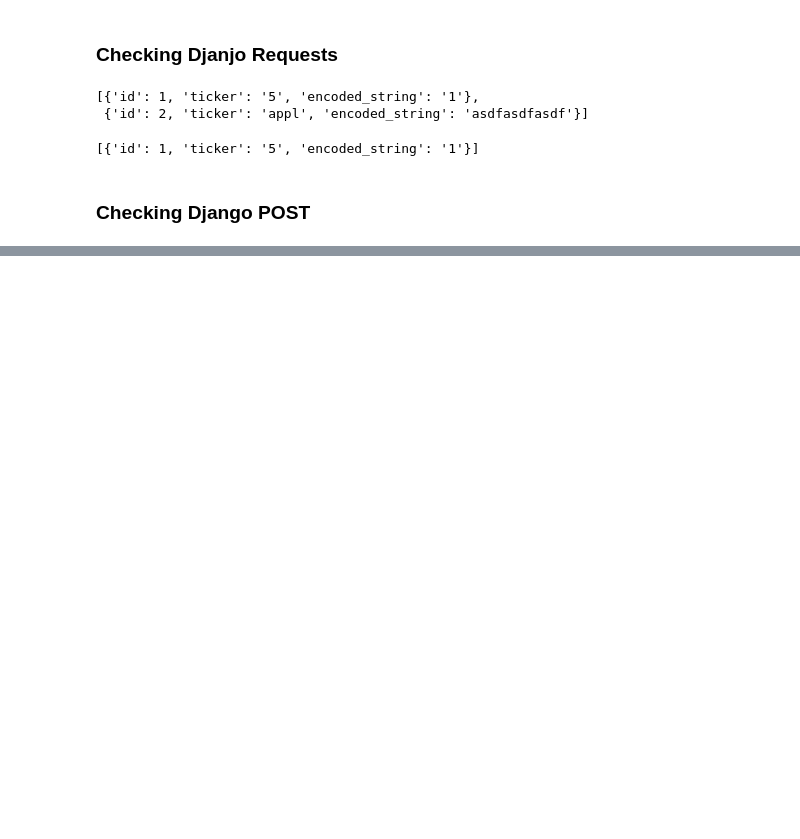
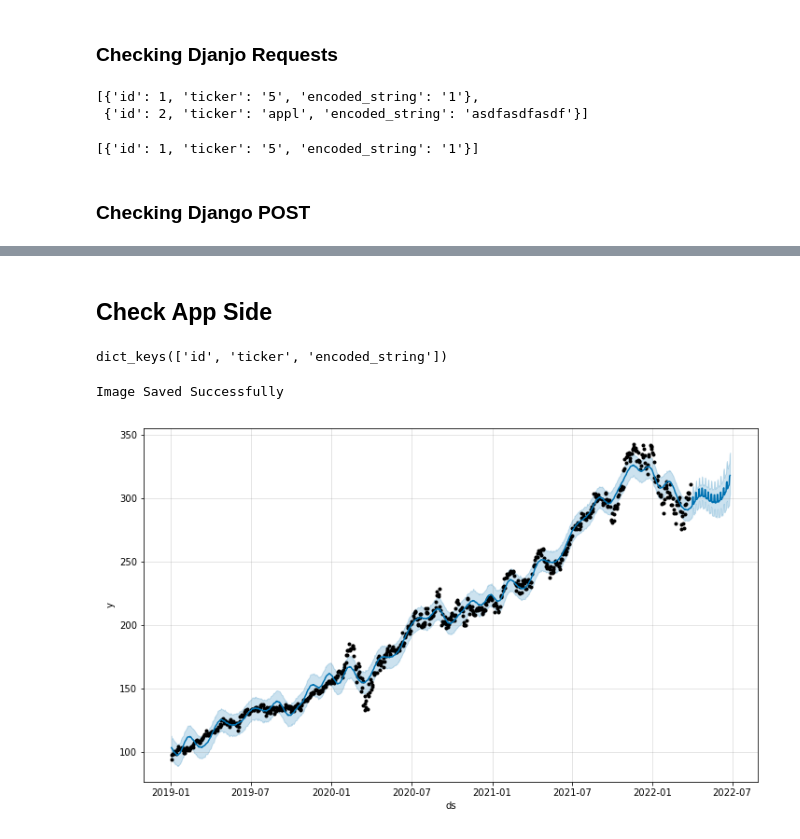
Before and after one commit to 312FinTech/Fintech-Forecast-App, a Jupyter notebook: api_and_ticker_pract.ipynb, the cells around one changed output, grey strips where cells are left out. Saved outputs shown, nothing was run; the diff lists cells and outputs as text; code cells hidden in the pictures; blank space fills up the shorter version.

```diff
--- a/api_and_ticker_pract.ipynb
+++ b/api_and_ticker_pract.ipynb
@@ -228,0 +472,20 @@ response_json
+# %% [markdown]
+## Check App Side
+# %%
+import requests
+from dotenv import load_dotenv
+import os
+
+def django_get(url):
+    response = requests.get(url)
+    response_json = response.json()
+    return response_json
+
+load_dotenv()
+url = os.getenv("DJANGO_SERVER_URL")
+django_api_dict = django_get(url)
+
+django_api_dict[0].keys()
+# django_api_dict
+# %% [output]
+dict_keys(['id', 'ticker', 'encoded_string'])
@@ -228,0 +543,18 @@ response_json
+# %%
+load_dotenv()
+url = os.getenv("DJANGO_SERVER_URL")
+forecast_decoded_img_path = Path('images/forecast_temp/decoded.png')
+
+save_ticker_image(url=url, img_path=forecast_decoded_img_path, ticker='MSFT').select_ticker()
+# %% [output]
+Image Saved Successfully
+# %%
+#Check Saved Image
+from PIL import Image
+
+forecast_decoded_img_path = Path('images/forecast_temp/decoded.png')
+
+img = Image.open(forecast_decoded_img_path)
+img.show()
+# %% [output]
+[figure, added]
```
Also changed, not shown: parts of 51 cells of this notebook, 4 other files.
